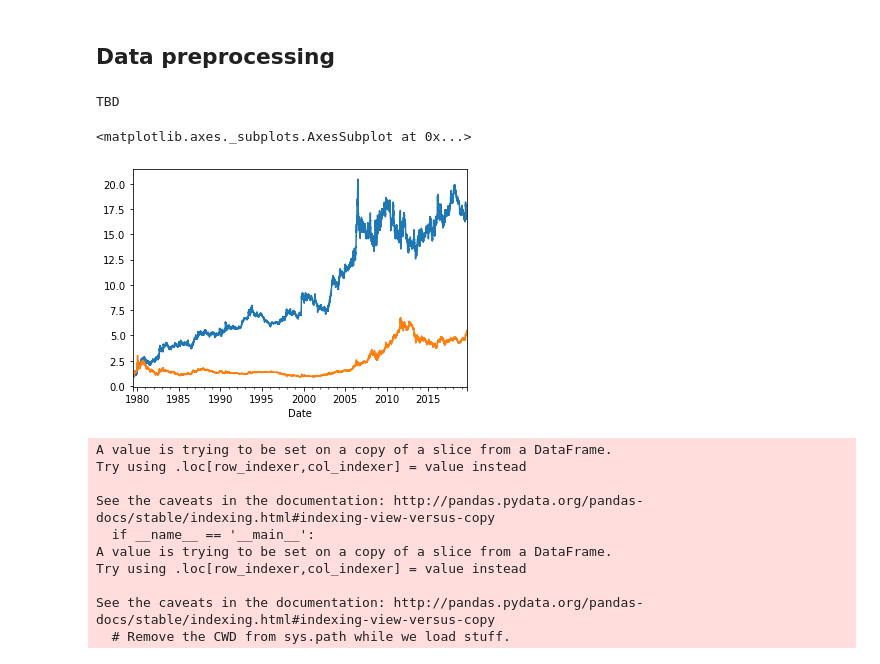
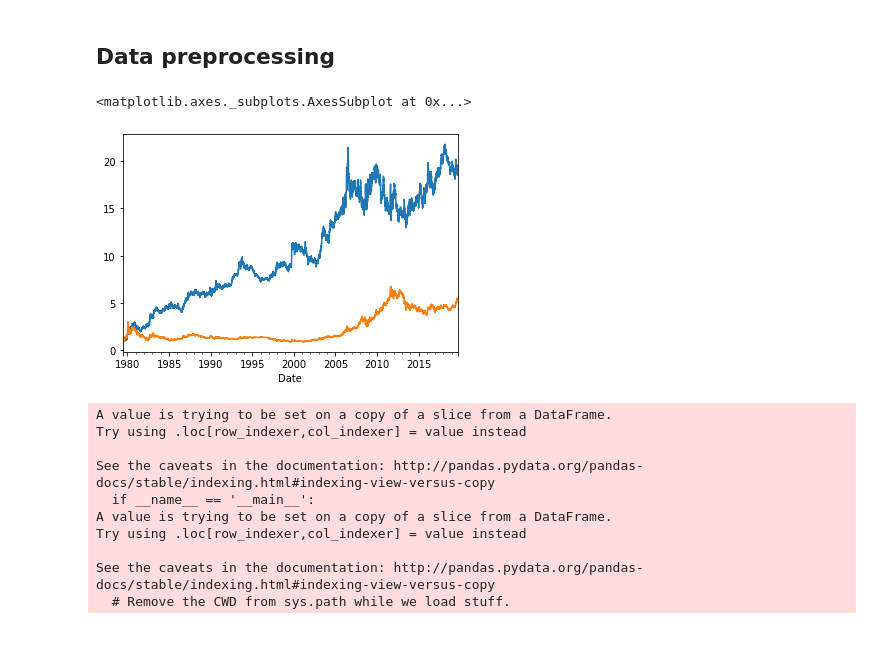
Before and after one commit to jbmoorhouse/gold_returns_predictor, a Jupyter notebook: analysis.ipynb, the cells around one changed output. Cells and saved outputs as stored; diff of their text form; code cells hidden in the pictures.

```diff
--- a/analysis.ipynb
+++ b/analysis.ipynb
@@ -181,16 +181,13 @@ from column_transformers.alpha_factors import MacdStrategy
 
 #s = MacdStrategy(result = 10)
 #s.fit(X)
-s
-# %% [output]
-TBD
 # %%
-s = MacdStrategy(fast_period=16, slow_period=25, signal_period=9)
+s = MacdStrategy(fast_period=16, slow_period=26, signal_period=9)
 (1 + s.transform(X)['macd_strategy_returns'].dropna()).cumprod().plot()
 (X/X[0]).plot()
 # %% [output]
 <matplotlib.axes._subplots.AxesSubplot at 0x...>
-[figure, old version]
+[figure, new version]
 # %%
 X_rsi = xau_df_dict['wgc_gold_daily_usd'][['price','rsi']]
 
```
Also changed, not shown: parts of 8 cells of this notebook, 2 other files.
